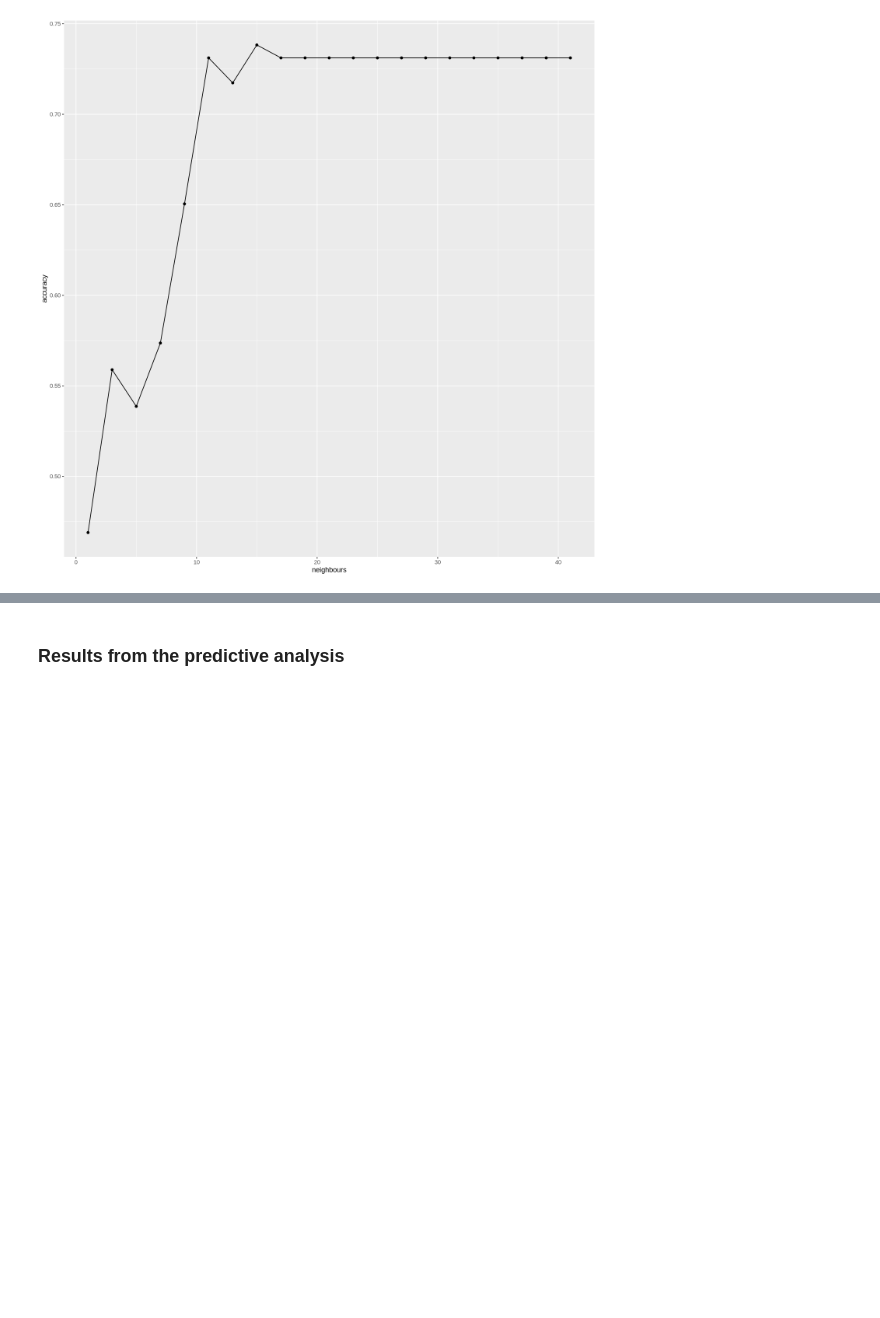
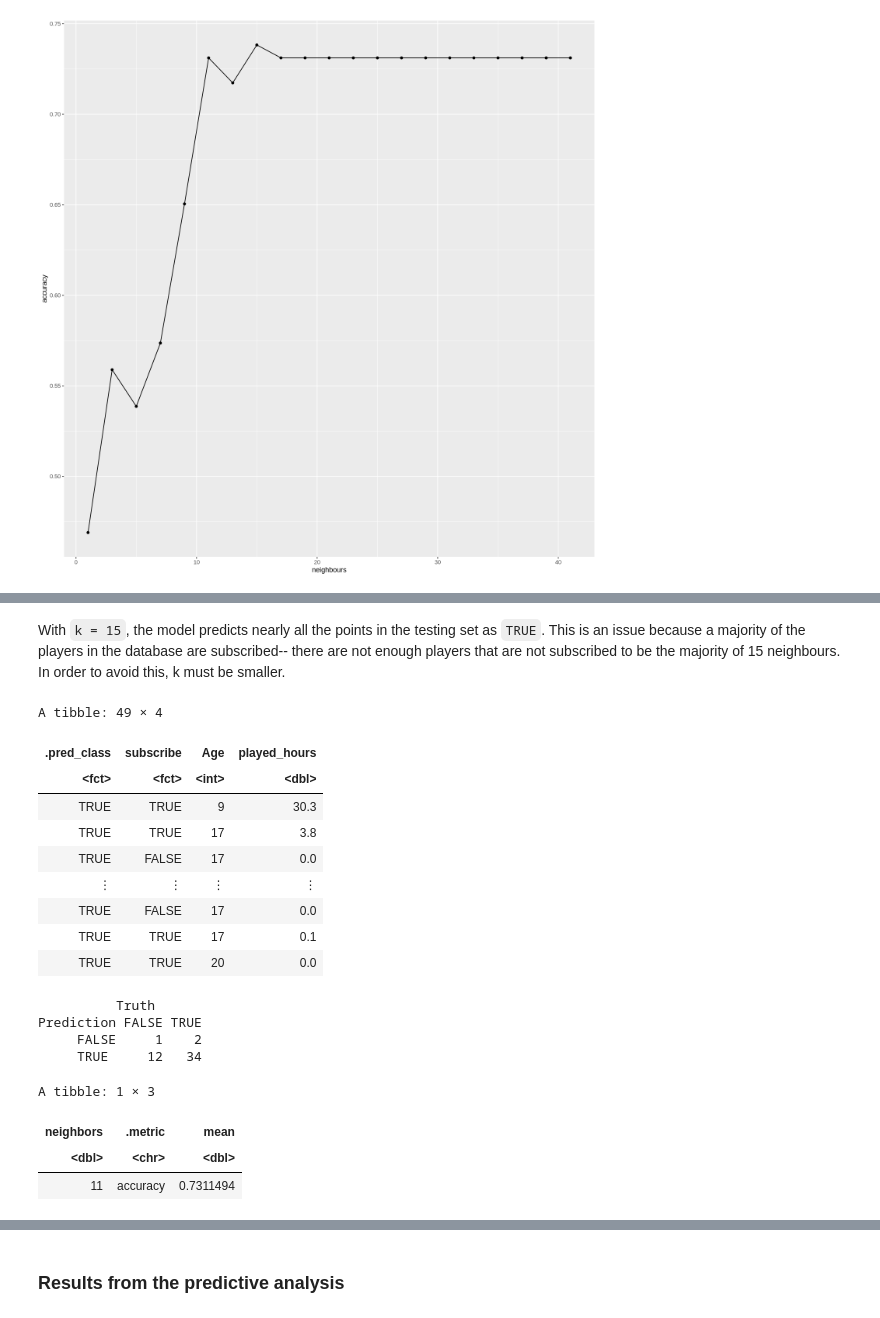
Before and after one commit to Loolin06/dsci-05-27, a Jupyter notebook: ProjectReport.ipynb, the cells around one changed output, grey strips where cells are left out. Cells and saved outputs as stored; diff of their text form; code cells hidden in the pictures; blank space fills up the shorter version.

```diff
--- a/ProjectReport.ipynb
+++ b/ProjectReport.ipynb
@@ -287,0 +293,49 @@ Prediction FALSE TRUE
+# %% [markdown]
+With <code>k = 15</code>, the model predicts nearly all the points in the testing set as <code>TRUE</code>. This is an issue because a majority of the players in the database are subscribed-- there are not enough players that are not subscribed to be the majority of 15 neighbours. In order to avoid this, k must be smaller.
+# %%
+#trying k=11, adjust spec to fit
+knn_spec_11 <-  nearest_neighbor(weight_func = "rectangular", neighbors = 11) |>
+    set_engine("kknn")|>
+    set_mode("classification")
+
+#workflow k=11 trained
+players_workflow_11 <- workflow() |>
+    add_recipe(players_recipe) |>
+    add_model(knn_spec_11) |>
+    fit(data = players_train)
+
+#check workflow on testing data
+predictions_11 <- predict(players_workflow_11, players_test)|>
+    bind_cols(players_test)|>
+    select(.pred_class, subscribe, Age, played_hours)
+predictions_11
+
+#confusion matrix
+table_11 <- predictions_11 |>
+    conf_mat(truth = subscribe, estimate = .pred_class)
+table_11
+
+#accuracy
+accuracy_11 <- k_test|>
+    filter(neighbors==11, .metric == "accuracy")|>
+    select(neighbors,.metric,mean)
+accuracy_11
+# %% [output]
+A tibble: 49 × 4
+| .pred_class | subscribe | Age | played_hours |
+| <fct> | <fct> | <int> | <dbl> |
+| TRUE | TRUE | 9 | 30.3 |
+| TRUE | TRUE | 17 | 3.8 |
+| TRUE | FALSE | 17 | 0.0 |
+| ⋮ | ⋮ | ⋮ | ⋮ |
+| TRUE | FALSE | 17 | 0.0 |
+| TRUE | TRUE | 17 | 0.1 |
+| TRUE | TRUE | 20 | 0.0 |
+          Truth
+Prediction FALSE TRUE
+     FALSE     1    2
+     TRUE     12   34
+A tibble: 1 × 3
+| neighbors | .metric | mean |
+| <dbl> | <chr> | <dbl> |
+| 11 | accuracy | 0.7311494 |
```
Also changed, not shown: parts of 7 cells of this notebook.
